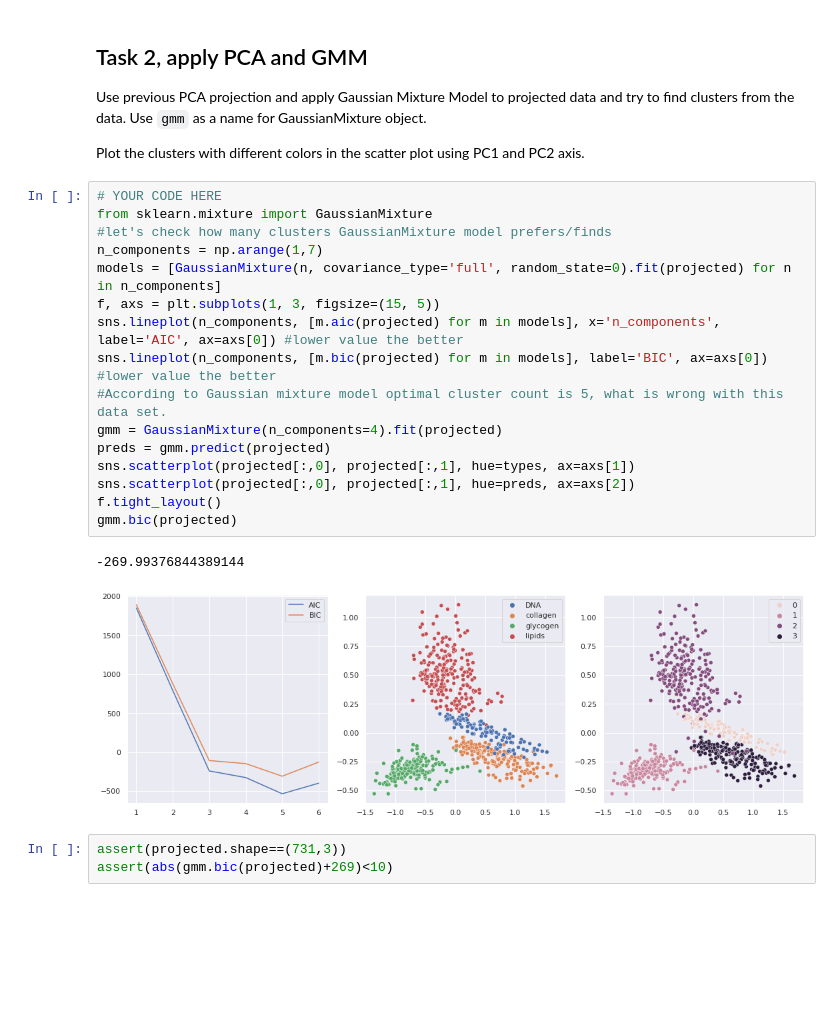
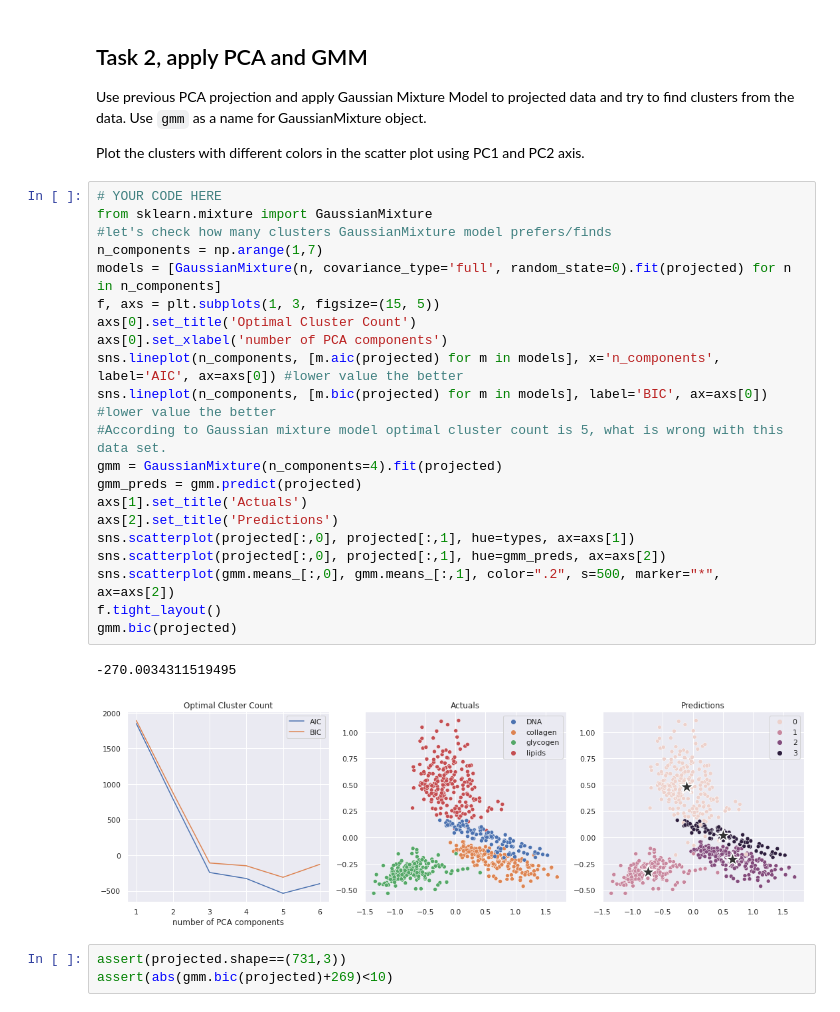
Before and after one commit to marpulli246/Vaasa-AML, a Jupyter notebook: Exercises/Exercise4/Exercise4.ipynb, the cells around one changed output. Saved outputs shown, nothing was run; the diff lists cells and outputs as text; blank space fills up the shorter version.

```diff
--- a/Exercises/Exercise4/Exercise4.ipynb
+++ b/Exercises/Exercise4/Exercise4.ipynb
@@ -93,22 +119,27 @@ Plot the clusters with different colors in the scatter plot using PC1 and PC2 ax
 # %%
 # YOUR CODE HERE
 from sklearn.mixture import GaussianMixture
 #let's check how many clusters GaussianMixture model prefers/finds
 n_components = np.arange(1,7)
 models = [GaussianMixture(n, covariance_type='full', random_state=0).fit(projected) for n in n_components]
 f, axs = plt.subplots(1, 3, figsize=(15, 5))
+axs[0].set_title('Optimal Cluster Count')
+axs[0].set_xlabel('number of PCA components')
 sns.lineplot(n_components, [m.aic(projected) for m in models], x='n_components', label='AIC', ax=axs[0]) #lower value the better
 sns.lineplot(n_components, [m.bic(projected) for m in models], label='BIC', ax=axs[0]) #lower value the better
 #According to Gaussian mixture model optimal cluster count is 5, what is wrong with this data set.
 gmm = GaussianMixture(n_components=4).fit(projected)
-preds = gmm.predict(projected)
+gmm_preds = gmm.predict(projected)
+axs[1].set_title('Actuals')
+axs[2].set_title('Predictions')
 sns.scatterplot(projected[:,0], projected[:,1], hue=types, ax=axs[1])
-sns.scatterplot(projected[:,0], projected[:,1], hue=preds, ax=axs[2])
+sns.scatterplot(projected[:,0], projected[:,1], hue=gmm_preds, ax=axs[2])
+sns.scatterplot(gmm.means_[:,0], gmm.means_[:,1], color=".2", s=500, marker="*", ax=axs[2])
 f.tight_layout()
 gmm.bic(projected)
 # %% [output]
--269.99376844389144
+-270.0034311519495
-[figure, old version]
+[figure, new version]
 # %%
 assert(projected.shape==(731,3))
 assert(abs(gmm.bic(projected)+269)<10)
```
Also changed, not shown: parts of 5 cells of this notebook.
